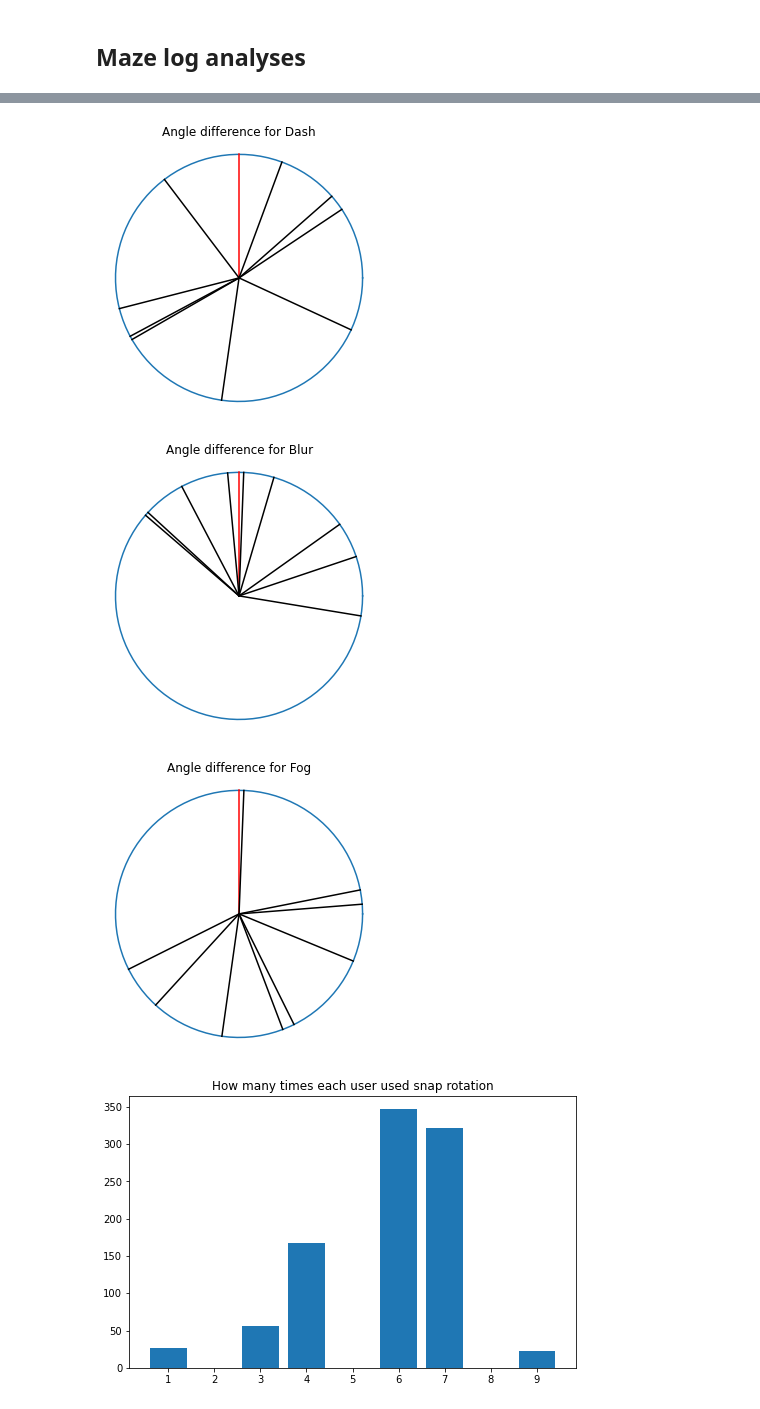
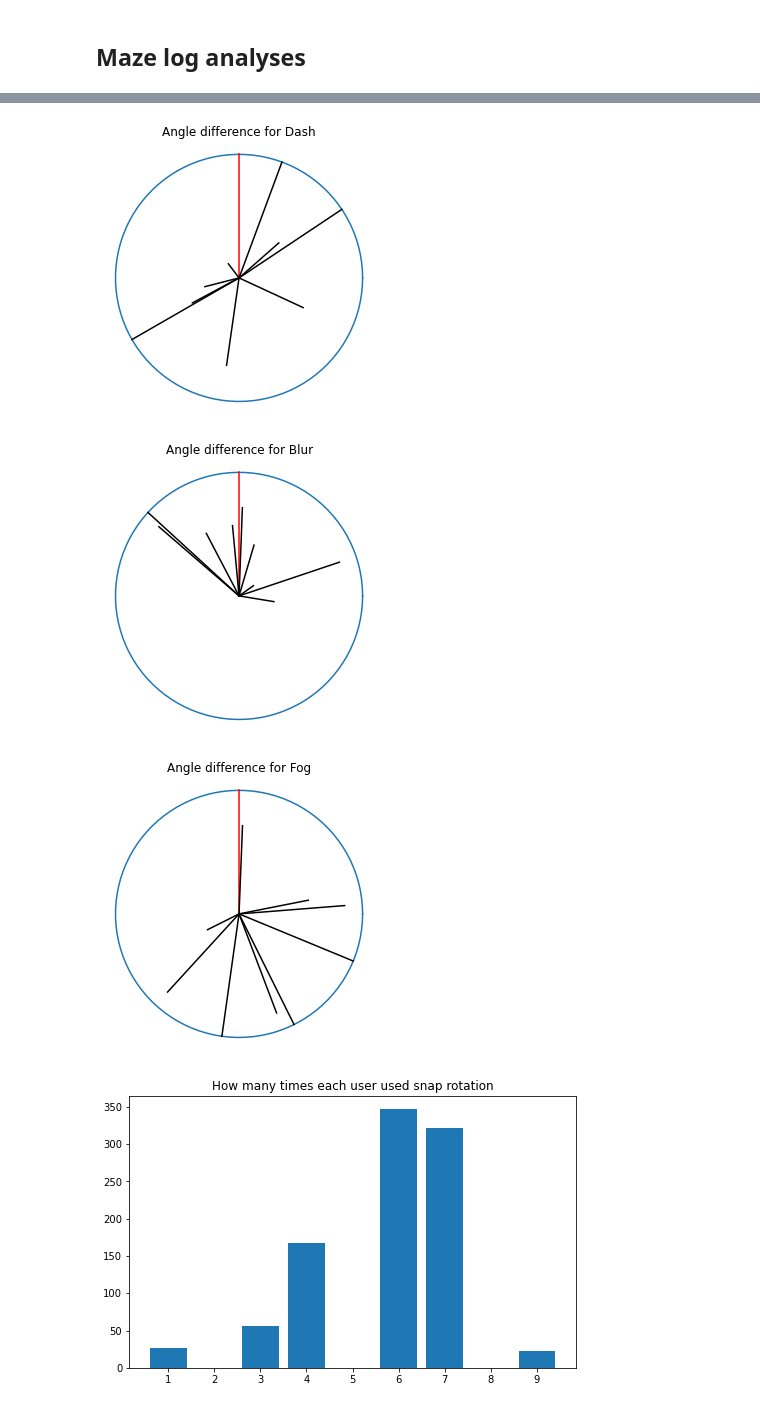
Before and after one commit to Nikolayb1/COMP0138_Maze, a Jupyter notebook: Analyses/main.ipynb, the cells around one changed output, grey strips where cells are left out. Saved outputs shown, nothing was run; the diff lists cells and outputs as text; code cells hidden in the pictures.

```diff
--- a/Analyses/main.ipynb
+++ b/Analyses/main.ipynb
@@ -469,7 +469,7 @@ def getAngleLocomotionPair(data):
     for i in data['eventRecords']:
         if i['eventIdentifier'] == "PS":
             angleFound = True
-            tempAngle = i['eventDescription']
+            tempAngle = float(i['eventDescription'])
         if i['eventIdentifier'] == "MT" and angleFound:
             angleFound = False
             pairs[i['eventDescription']] = tempAngle
@@ -488,9 +488,9 @@ def getAnlges(datas):
     angles = np.zeros((9,5))
 
     for i, data in enumerate(datas):
-        for i in data['eventRecords']:
-            if i['eventIdentifier'] == "ID":
-                tempID = i['eventDescription']
+        for j in data['eventRecords']:
+            if j['eventIdentifier'] == "ID":
+                tempID = int(j['eventDescription'])
                 break
         tempAngles = []
         pairs = getAngleLocomotionPair(data)
@@ -552,9 +552,9 @@ def calcCoordinates(angle, id, type):
             index = i
             break
     locomotions = ["Teleport", "Dash", "Blur", "Fog"]
-    offset = vrsq_order[index]['circle'][locomotions[type]]
+    offset = vrsq_order[index]['Circle'][locomotions[type]]
 
-    score = df.iloc[index:SSQs[offset] + 10]
+    score = df.iloc[index,SSQs[offset] + 10]
 
     if score == "Strongly Disagree":
         score = 1
@@ -577,7 +577,7 @@ def calcCoordinates(angle, id, type):
         angle = 360 + angle
     x = score *np.sin(angle)
     y = score *np.cos(angle)
-    return x, y,score
+    return x, y
 
 
 
@@ -646,6 +646,6 @@ plt.show()
-[figure, old version]
+[figure, new version]
-[figure, old version]
+[figure, new version]
-[figure, old version]
+[figure, new version]
 # %%
 srcount = [0 for _ in range(9)]
 for i in range(9):
```
Also changed, not shown: parts of 1 cell of this notebook.
